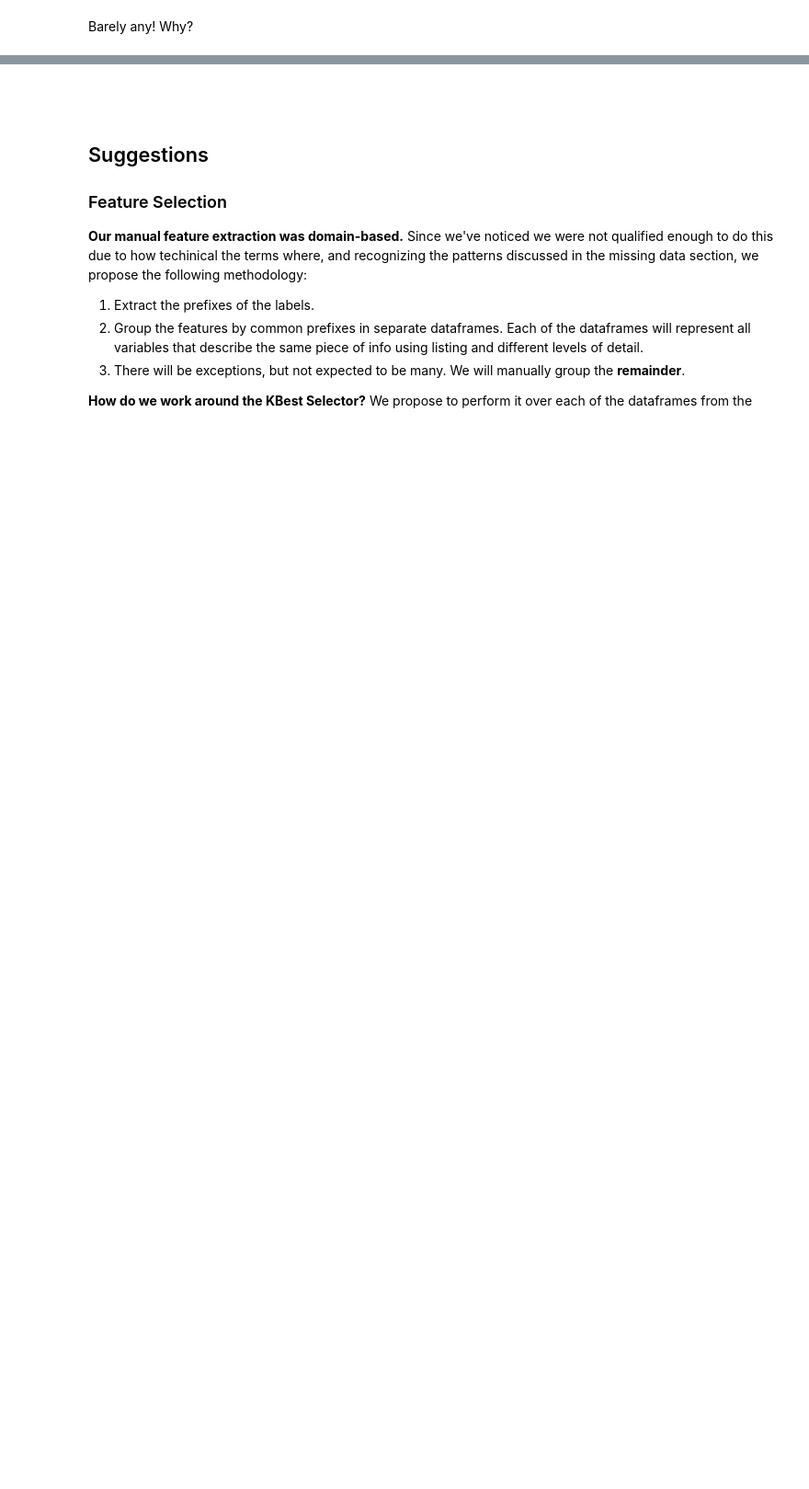
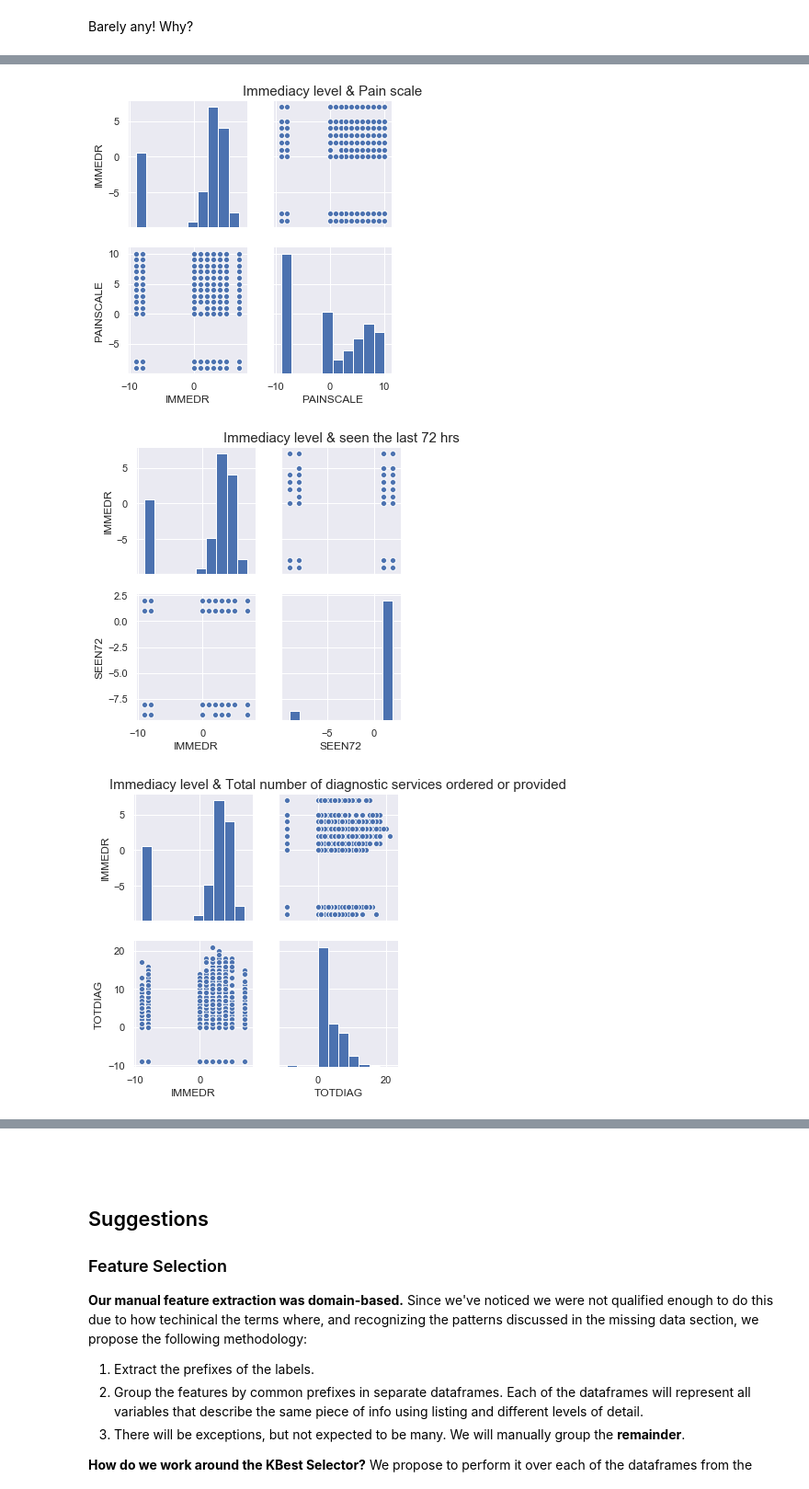
Before and after one commit to ramezmoussa/Case-Severity-Prediction-in-Emergency-Departments, a Jupyter notebook: Consolidated Notebook & Data/NHAMCS_Analysis.ipynb, the cells around one changed output, grey strips where cells are left out. Shown at 92% size. Drawn from its saved outputs; the diff is of its cells as text; code cells hidden in the pictures; blank space fills up the shorter version.

```diff
--- a/Consolidated Notebook & Data/NHAMCS_Analysis.ipynb
+++ b/Consolidated Notebook & Data/NHAMCS_Analysis.ipynb
@@ -570,0 +597,40 @@ Barely any! Why?
+# %%
+import seaborn as sns
+import matplotlib.pyplot as plt
+sns.set()
+
+sns.pairplot(NHAMCS[['IMMEDR','PAINSCALE']])
+plt.title('Immediacy level & Pain scale',fontsize=15)
+plt.show()
+
+sns.pairplot(NHAMCS[['IMMEDR','SEEN72']])
+plt.title('Immediacy level & seen the last 72 hrs',fontsize=15)
+plt.show()
+
+sns.pairplot(NHAMCS[['IMMEDR','TOTDIAG']])
+plt.title('Immediacy level & Total number of diagnostic services ordered or provided',fontsize=15)
+plt.show()
+
+sns.pairplot(NHAMCS[['IMMEDR','BPSYSD']])
+plt.title('Immediacy level & Systolic blood pressure',fontsize=15)
+plt.show()
+
+sns.pairplot(NHAMCS[['IMMEDR','CBC']])
+plt.title('Immediacy level & CBC',fontsize=15)
+plt.show()
+
+sns.pairplot(NHAMCS[['IMMEDR','CMP']])
+plt.title('Immediacy level & Comprehensive metabolic panel(CMP)',fontsize=15)
+plt.show()
+
+sns.pairplot(NHAMCS[['IMMEDR','CARDMON']])
+plt.title('Immediacy level & CARDMON',fontsize=15)
+plt.show()
+
+sns.pairplot(NHAMCS[['IMMEDR','EKG']])
+plt.title('Immediacy level & electrocardiogram',fontsize=15)
+plt.show()
+# %% [output]
+[figure, added]
+[figure, added]
+[figure, added]
```
Also changed, not shown: parts of 11 cells of this notebook, 1 other file.
